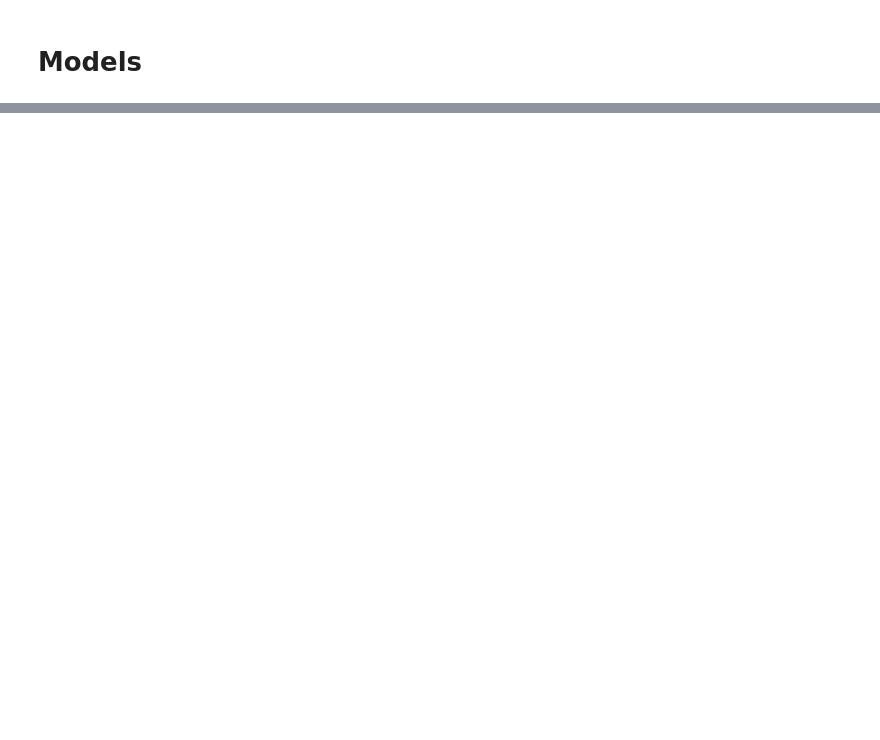
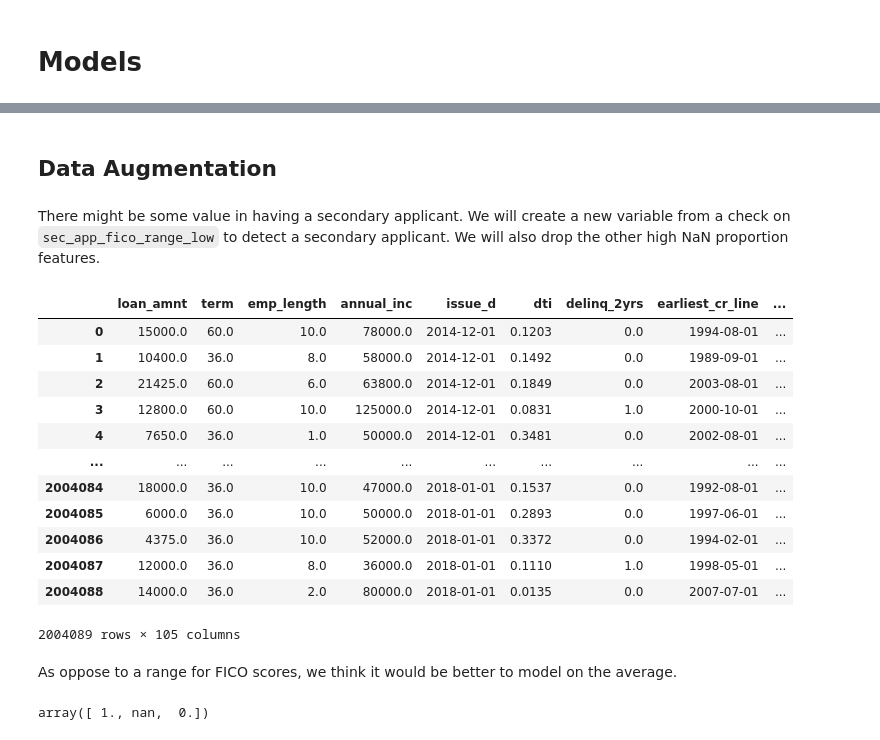
Before and after one commit to tmaounis/cs109a-LendingClub, a Jupyter notebook: models.ipynb, the cells around one changed output, grey strips where cells are left out. Drawn from its saved outputs; the diff is of its cells as text; code cells hidden in the pictures; blank space fills up the shorter version.

```diff
--- a/models.ipynb
+++ b/models.ipynb
@@ -35,0 +128,4 @@ NameError: name 'stats_NaN' is not defined
+# %% [markdown]
+## Data Augmentation
+# %% [markdown]
+There might be some value in having a secondary applicant. We will create a new variable from a check on `sec_app_fico_range_low` to detect a secondary applicant. We will also drop the other high NaN proportion features.
@@ -35,0 +137,21 @@ NameError: name 'stats_NaN' is not defined
+# %%
+drop_high_nan_feats = ['annual_inc_joint', 'dti_joint','verification_status_joint','sec_app_fico_range_low']
+df_less_feats.drop(columns=drop_high_nan_feats, inplace=True)
+# %%
+display_df(df_less_feats)
+# %% [output]
+|  | loan_amnt | term | emp_length | annual_inc | issue_d | dti | delinq_2yrs | earliest_cr_line | ... |
+| 0 | 15000.0 | 60.0 | 10.0 | 78000.0 | 2014-12-01 | 0.1203 | 0.0 | 1994-08-01 | ... |
+| 1 | 10400.0 | 36.0 | 8.0 | 58000.0 | 2014-12-01 | 0.1492 | 0.0 | 1989-09-01 | ... |
+| 2 | 21425.0 | 60.0 | 6.0 | 63800.0 | 2014-12-01 | 0.1849 | 0.0 | 2003-08-01 | ... |
+| 3 | 12800.0 | 60.0 | 10.0 | 125000.0 | 2014-12-01 | 0.0831 | 1.0 | 2000-10-01 | ... |
+| 4 | 7650.0 | 36.0 | 1.0 | 50000.0 | 2014-12-01 | 0.3481 | 0.0 | 2002-08-01 | ... |
+| ... | ... | ... | ... | ... | ... | ... | ... | ... | ... |
+| 2004084 | 18000.0 | 36.0 | 10.0 | 47000.0 | 2018-01-01 | 0.1537 | 0.0 | 1992-08-01 | ... |
+| 2004085 | 6000.0 | 36.0 | 10.0 | 50000.0 | 2018-01-01 | 0.2893 | 0.0 | 1997-06-01 | ... |
+| 2004086 | 4375.0 | 36.0 | 10.0 | 52000.0 | 2018-01-01 | 0.3372 | 0.0 | 1994-02-01 | ... |
+| 2004087 | 12000.0 | 36.0 | 8.0 | 36000.0 | 2018-01-01 | 0.1110 | 1.0 | 1998-05-01 | ... |
+| 2004088 | 14000.0 | 36.0 | 2.0 | 80000.0 | 2018-01-01 | 0.0135 | 0.0 | 2007-07-01 | ... |
+2004089 rows × 105 columns
+# %% [markdown]
+As oppose to a range for FICO scores, we think it would be better to model on the average.
@@ -35,0 +161,4 @@ NameError: name 'stats_NaN' is not defined
+# %%
+df_less_feats['application_type'].unique()
+# %% [output]
+array([ 1., nan,  0.])
```
Also changed, not shown: parts of 13 cells of this notebook, 2 other files.
